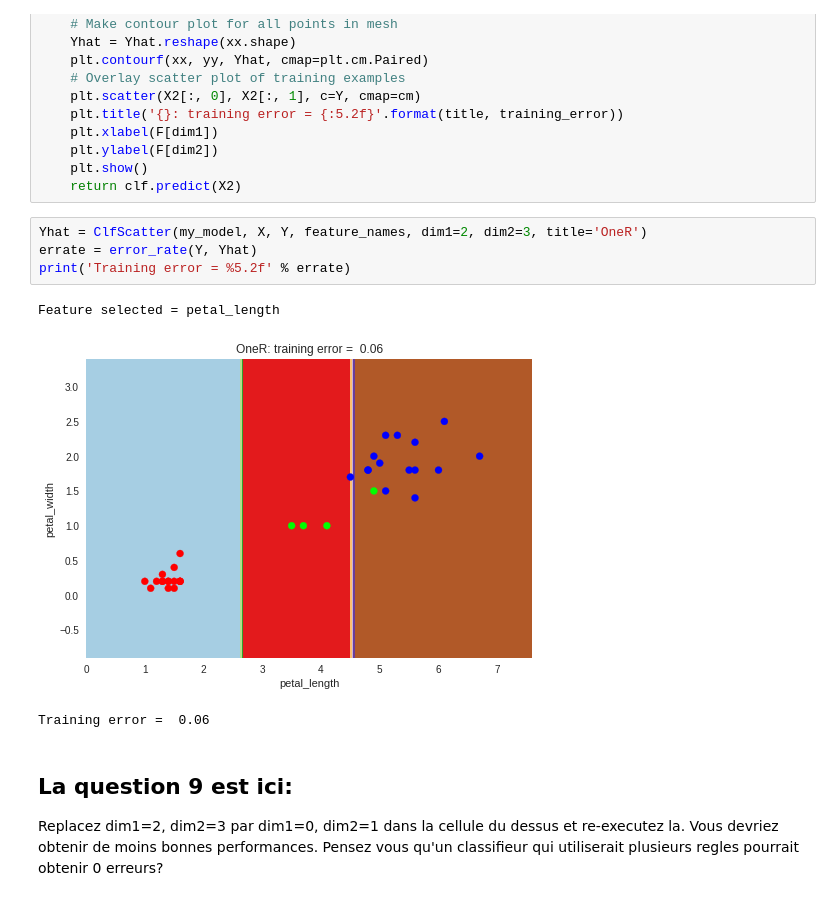
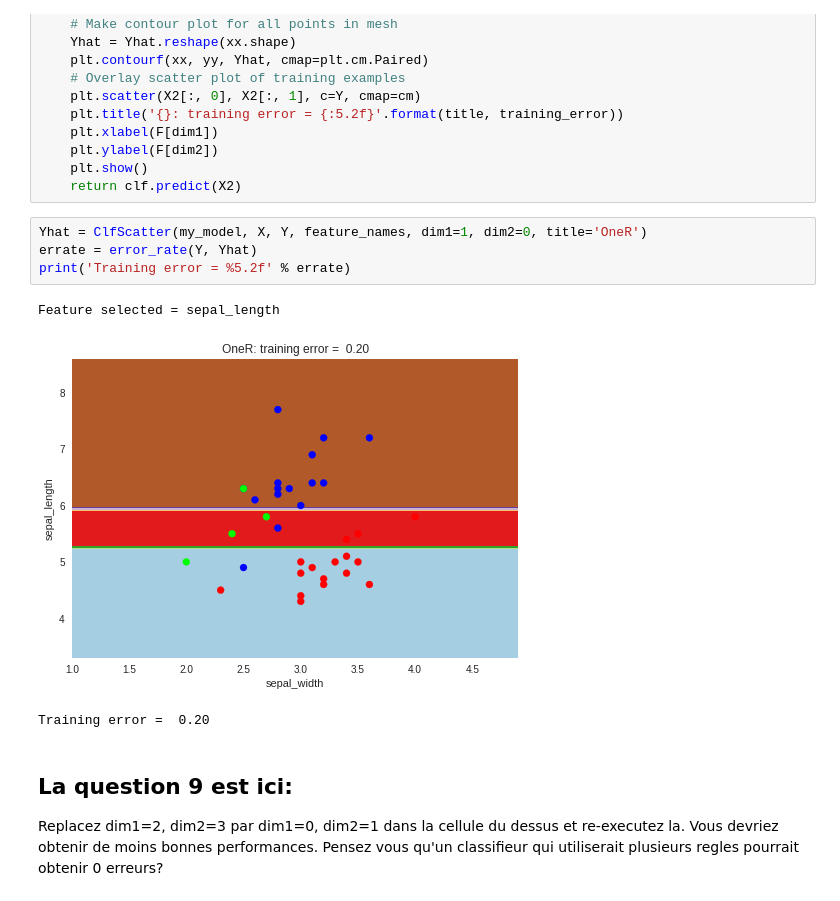
Before and after one commit to florianpinto/info232, a Jupyter notebook: TP1/README.ipynb, the cells around one changed output. Drawn from its saved outputs; the diff is of its cells as text.

```diff
--- a/TP1/README.ipynb
+++ b/TP1/README.ipynb
@@ -388,13 +393,13 @@ def ClfScatter(clf, X, Y, F, dim1=0, dim2=1, title=''):
     plt.show()
     return clf.predict(X2)
 # %%
-Yhat = ClfScatter(my_model, X, Y, feature_names, dim1=2, dim2=3, title='OneR')
+Yhat = ClfScatter(my_model, X, Y, feature_names, dim1=1, dim2=0, title='OneR')
 errate = error_rate(Y, Yhat)
 print('Training error = %5.2f' % errate)
 # %% [output]
-Feature selected = petal_length
+Feature selected = sepal_length
-[figure, old version]
+[figure, new version]
-Training error =  0.06
+Training error =  0.20
 # %% [markdown]
 ## La question 9 est ici:
 Replacez dim1=2, dim2=3 par dim1=0, dim2=1 dans la cellule du dessus et re-executez la. Vous devriez obtenir de moins bonnes performances. Pensez vous qu'un classifieur qui utiliserait plusieurs regles pourrait obtenir 0 erreurs?
```
Also changed, not shown: parts of 8 cells of this notebook.
